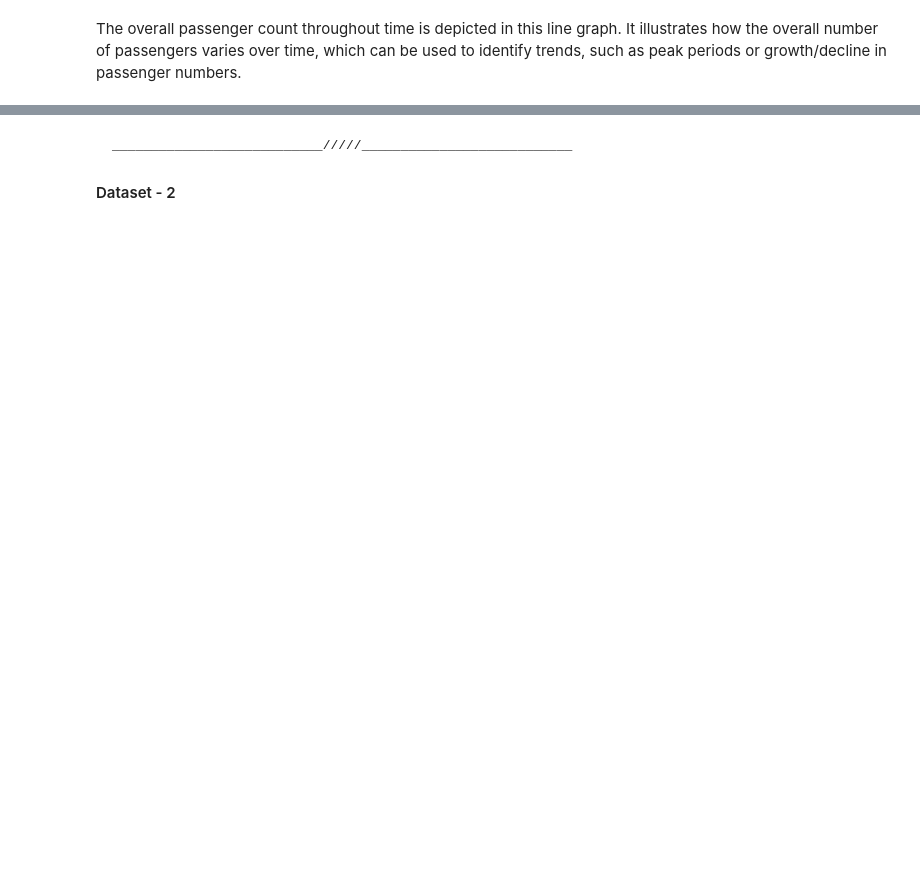
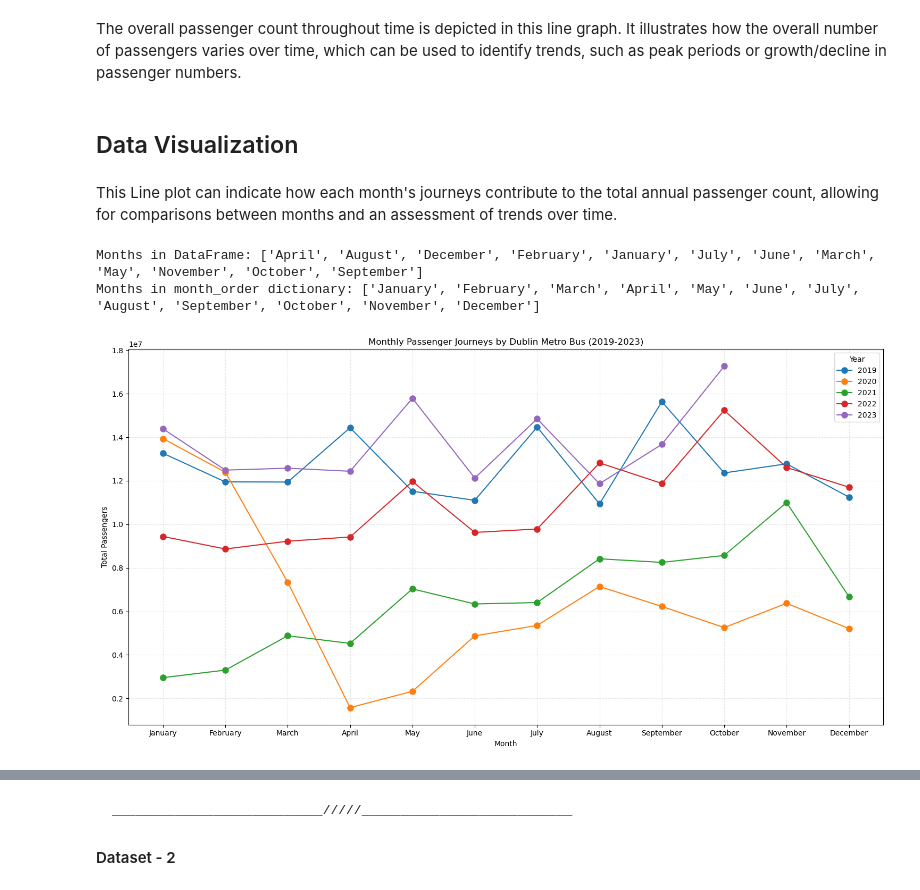
Before and after one commit to rosilenedasilva/public-transport-sentiment-analysis-insights, a Jupyter notebook: MSC_DA_CA2_transport_infra.ipynb, the cells around one changed output, grey strips where cells are left out. Cells and saved outputs as stored; diff of their text form; code cells hidden in the pictures; blank space fills up the shorter version.

```diff
--- a/MSC_DA_CA2_transport_infra.ipynb
+++ b/MSC_DA_CA2_transport_infra.ipynb
@@ -521,3 +526,48 @@ plt.show()
 # %% [markdown]
 The overall passenger count throughout time is depicted in this line graph.
 It illustrates how the overall number of passengers varies over time, which can be used to identify trends, such as peak periods or growth/decline in passenger numbers.
+# %% [markdown]
+## Data Visualization
+# %% [markdown]
+This Line plot can indicate how each month's journeys contribute to the total annual passenger count, allowing for comparisons between months and an assessment of trends over time.
+# %%
+from calendar import month_name
+
+# Filter the data for 'Dublin Metro Bus'
+dublin_bus_df = transport_ie[transport_ie['mode_of_transport'] == 'Dublin Metro Bus']
+
+# Group by 'year' and 'month', then sum the 'total_passengers'
+monthly_data = dublin_bus_data.groupby(['year', 'month'])['total_passengers'].sum().reset_index()
+
+# Pivot the data for plotting
+pivot_data = monthly_data.pivot(index='month', columns='year', values='total_passengers')
+
+# Create a month_order dictionary that maps month names to their numerical order
+month_order = {name: i for i, name in enumerate(month_name) if name}
+
+# Print out the month names from the DataFrame and the dictionary to ensure they match
+print("Months in DataFrame:", pivot_data.index.tolist())
+print("Months in month_order dictionary:", list(month_order.keys()))
+# %% [output]
+Months in DataFrame: ['April', 'August', 'December', 'February', 'January', 'July', 'June', 'March', 'May', 'November', 'October', 'September']
+Months in month_order dictionary: ['January', 'February', 'March', 'April', 'May', 'June', 'July', 'August', 'September', 'October', 'November', 'December']
+# %%
+# Sort the pivot_data index based on the month order
+# The sorted() function will use the month_order dictionary to sort the months
+pivot_data = pivot_data.reindex(sorted(pivot_data.index, key = lambda x: month_order.get(x, 0)))
+
+# Plotting the data
+plt.figure(figsize = (15, 8))
+for year in pivot_data.columns:
+    plt.plot(pivot_data.index, pivot_data[year], marker = 'o', ms = 8, label = year)
+
+plt.xlabel('Month')
+plt.ylabel('Total Passengers')
+plt.title('Monthly Passenger Journeys by Dublin Metro Bus (2019-2023)')
+plt.legend(title = 'Year')
+# Customize the gridlines to be light gray and more transparent
+plt.grid(True, color='#dddddd', alpha=0.7, linestyle='--')
+plt.tight_layout()
+plt.show()
+# %% [output]
+[figure, added]
```
Also changed, not shown: parts of 71 cells of this notebook.
